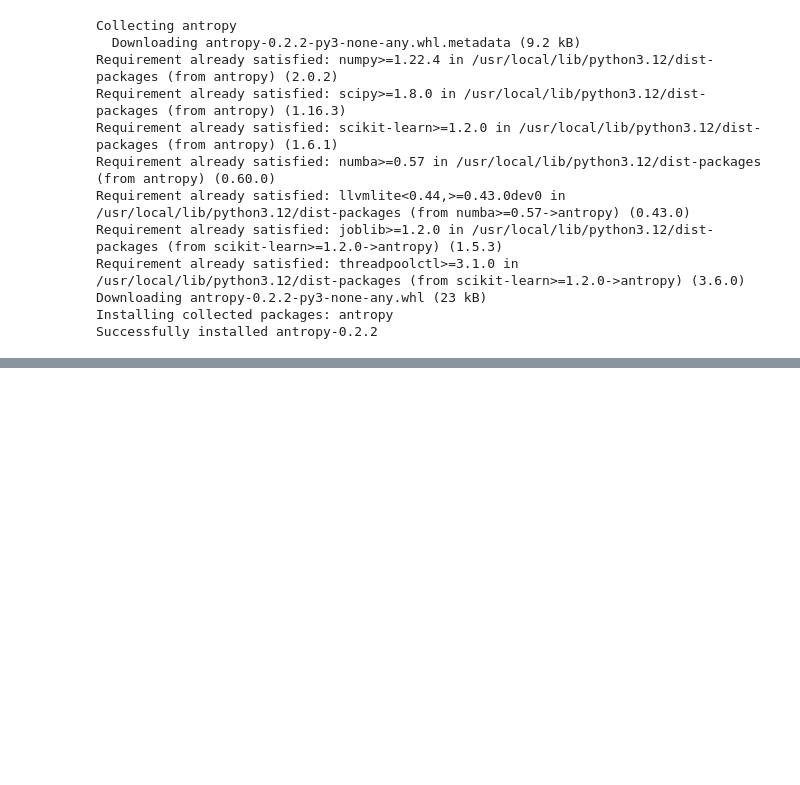
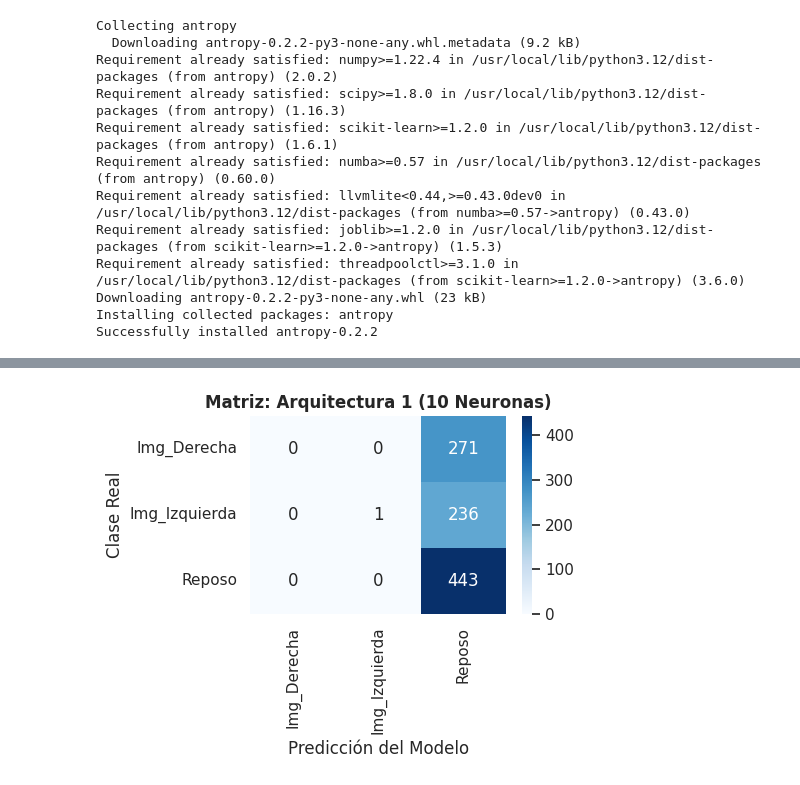
Before and after one commit to SebastianD2/Lab_Biosenales, a Jupyter notebook: Proyecto2.ipynb, the cells around one changed output, grey strips where cells are left out. Saved outputs shown, nothing was run; the diff lists cells and outputs as text; code cells hidden in the pictures; blank space fills up the shorter version.

```diff
--- a/Proyecto2.ipynb
+++ b/Proyecto2.ipynb
@@ -340,0 +683,83 @@ Name: count, dtype: int64
+# %%
+import matplotlib.pyplot as plt
+import seaborn as sns
+from sklearn.model_selection import train_test_split
+from sklearn.metrics import classification_report, confusion_matrix
+from sklearn.neural_network import MLPClassifier
+
+print("\n=== PUNTO B: 3 ARQUITECTURAS DIFERENTES ===")
+
+# 1. Dividimos los datos (como en tu guía)
+X_train, X_test, y_train, y_test = train_test_split(X_scaled, y, test_size=0.30, random_state=40)
+
+# Nombres de tus 3 clases para que el reporte y los ejes salgan limpios
+target_names = ['Img_Derecha', 'Img_Izquierda', 'Reposo']
+
+# =====================================================================
+# --- Arquitectura 1 (Pocas neuronas) ---
+# =====================================================================
+mlp_1 = MLPClassifier(hidden_layer_sizes=(10,), activation='relu', solver='adam', max_iter=500, random_state=40)
+mlp_1.fit(X_train, y_train)
+predict_test_1 = mlp_1.predict(X_test)
+
+print("\n--- Resultados Arquitectura 1 (1 Capa, 10 Neuronas) ---")
+print("Reporte:")
+print(classification_report(y_test, predict_test_1, target_names=target_names))
+
+# Graficamos la Matriz de Confusión 1
+cm_1 = confusion_matrix(y_test, predict_test_1)
+plt.figure(figsize=(5, 4))
+sns.heatmap(cm_1, annot=True, fmt='d', cmap='Blues',
+            xticklabels=target_names, yticklabels=target_names)
+plt.title('Matriz: Arquitectura 1 (10 Neuronas)', fontweight='bold')
+plt.ylabel('Clase Real')
+plt.xlabel('Predicción del Modelo')
+plt.tight_layout()
+plt.show()
+
+
+# =====================================================================
+# --- Arquitectura 2 (Profunda) ---
+# =====================================================================
+mlp_2 = MLPClassifier(hidden_layer_sizes=(50, 50, 50), activation='relu', solver='adam', max_iter=500, random_state=40)
+mlp_2.fit(X_train, y_train)
+predict_test_2 = mlp_2.predict(X_test)
+
+print("\n--- Resultados Arquitectura 2 (3 Capas, 50 Neuronas) ---")
+print("Reporte:")
+print(classification_report(y_test, predict_test_2, target_names=target_names))
+
+# Graficamos la Matriz de Confusión 2
+cm_2 = confusion_matrix(y_test, predict_test_2)
+plt.figure(figsize=(5, 4))
+sns.heatmap(cm_2, annot=True, fmt='d', cmap='Oranges',
+            xticklabels=target_names, yticklabels=target_names)
+plt.title('Matriz: Arquitectura 2 (50, 50, 50)', fontweight='bold')
+plt.ylabel('Clase Real')
+plt.xlabel('Predicción del Modelo')
+plt.tight_layout()
+plt.show()
+
+
+# =====================================================================
+# --- Arquitectura 3 (Embudo / Reducción) ---
+# =====================================================================
+mlp_3 = MLPClassifier(hidden_layer_sizes=(100, 50, 25), activation='relu', solver='adam', max_iter=500, random_state=40)
+mlp_3.fit(X_train, y_train)
+predict_test_3 = mlp_3.predict(X_test)
+
+print("\n--- Resultados Arquitectura 3 (100 -> 50 -> 25 Neuronas) ---")
+print("Reporte:")
+print(classification_report(y_test, predict_test_3, target_names=target_names))
+
+# Graficamos la Matriz de Confusión 3
+cm_3 = confusion_matrix(y_test, predict_test_3)
+plt.figure(figsize=(5, 4))
+sns.heatmap(cm_3, annot=True, fmt='d', cmap='Purples',
+            xticklabels=target_names, yticklabels=target_names)
+plt.title('Matriz: Arquitectura 3 (100, 50, 25)', fontweight='bold')
+plt.ylabel('Clase Real')
+plt.xlabel('Predicción del Modelo')
+plt.tight_layout()
+plt.show()
+# %% [output]
@@ -340,0 +779 @@ Name: count, dtype: int64
+[figure, added]
```
Also changed, not shown: parts of 19 cells of this notebook.
